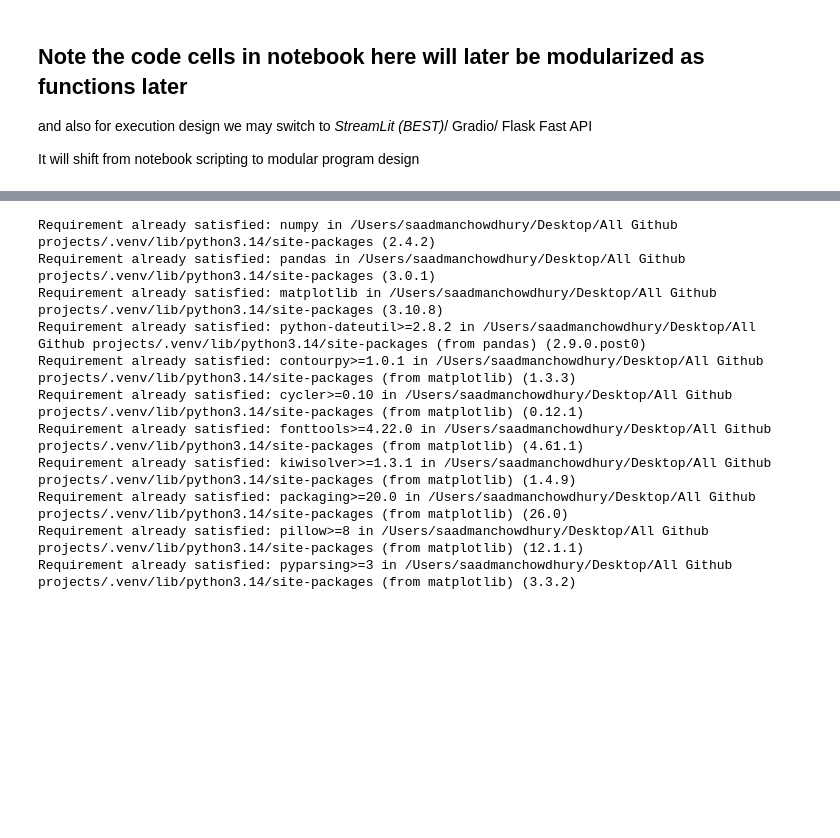
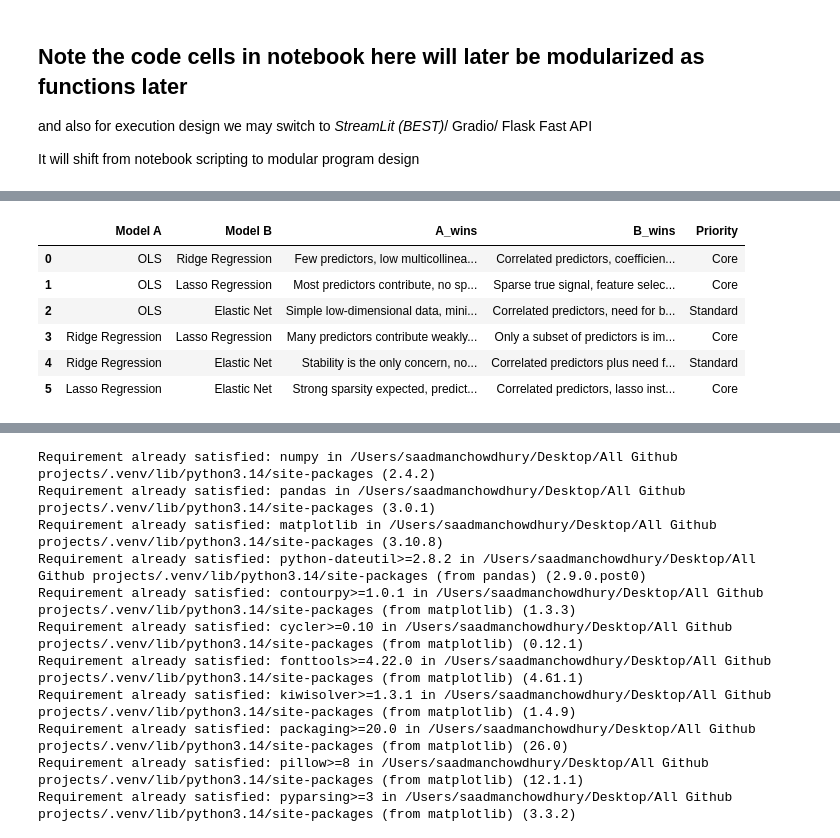
Before and after one commit to Saadman-Chowdhury-git/data-analytics-portfolio-post-MS-graduation, a Jupyter notebook: 02._ml_prediction_competition/Internal_meta_thoughts_and_Code.ipynb, the cells around one changed output, grey strips where cells are left out. Cells and saved outputs as stored; diff of their text form; code cells hidden in the pictures; blank space fills up the shorter version.

```diff
--- a/02._ml_prediction_competition/Internal_meta_thoughts_and_Code.ipynb
+++ b/02._ml_prediction_competition/Internal_meta_thoughts_and_Code.ipynb
@@ -365,0 +775,62 @@ You selected Distance-based models. Here is a more specific list:
+# %%
+# Linear Model Decision Comparison table
+
+comparison_table = [
+    {
+        "Model A": "OLS",
+        "Model B": "Ridge Regression",
+        "A_wins": "Few predictors, low multicollinearity, unbiased estimation preferred, interpretability without shrinkage matters",
+        "B_wins": "Correlated predictors, coefficient instability, high-dimensional settings, better predictive performance needed",
+        "Priority": "Core"
+    },
+    {
+        "Model A": "OLS",
+        "Model B": "Lasso Regression",
+        "A_wins": "Most predictors contribute, no sparsity needed, low-dimensional clean data",
+        "B_wins": "Sparse true signal, feature selection desired, high-dimensional settings",
+        "Priority": "Core"
+    },
+    {
+        "Model A": "OLS",
+        "Model B": "Elastic Net",
+        "A_wins": "Simple low-dimensional data, minimal multicollinearity, no need for regularization",
+        "B_wins": "Correlated predictors, need for both shrinkage and feature selection, p ≫ n",
+        "Priority": "Standard"
+    },
+    {
+        "Model A": "Ridge Regression",
+        "Model B": "Lasso Regression",
+        "A_wins": "Many predictors contribute weakly, strong multicollinearity, grouped predictors matter",
+        "B_wins": "Only a subset of predictors is important, sparsity improves interpretability",
+        "Priority": "Core"
+    },
+    {
+        "Model A": "Ridge Regression",
+        "Model B": "Elastic Net",
+        "A_wins": "Stability is the only concern, no need for feature selection, all predictors retained",
+        "B_wins": "Correlated predictors plus need for sparsity, grouped feature selection beneficial",
+        "Priority": "Standard"
+    },
+    {
+        "Model A": "Lasso Regression",
+        "Model B": "Elastic Net",
+        "A_wins": "Strong sparsity expected, predictors not highly correlated, simple selection sufficient",
+        "B_wins": "Correlated predictors, lasso instability, need balanced shrinkage + selection",
+        "Priority": "Core"
+    }
+]
+
+import pandas as pd
+
+pd.set_option('display.max_colwidth', None)
+
+df = pd.DataFrame(comparison_table)
+df
+# %% [output]
+|  | Model A | Model B | A_wins | B_wins | Priority |
+| 0 | OLS | Ridge Regression | Few predictors, low multicollinea... | Correlated predictors, coefficien... | Core |
+| 1 | OLS | Lasso Regression | Most predictors contribute, no sp... | Sparse true signal, feature selec... | Core |
+| 2 | OLS | Elastic Net | Simple low-dimensional data, mini... | Correlated predictors, need for b... | Standard |
+| 3 | Ridge Regression | Lasso Regression | Many predictors contribute weakly... | Only a subset of predictors is im... | Core |
+| 4 | Ridge Regression | Elastic Net | Stability is the only concern, no... | Correlated predictors plus need f... | Standard |
+| 5 | Lasso Regression | Elastic Net | Strong sparsity expected, predict... | Correlated predictors, lasso inst... | Core |
```
Also changed, not shown: parts of 25 cells of this notebook, 12 other files.
